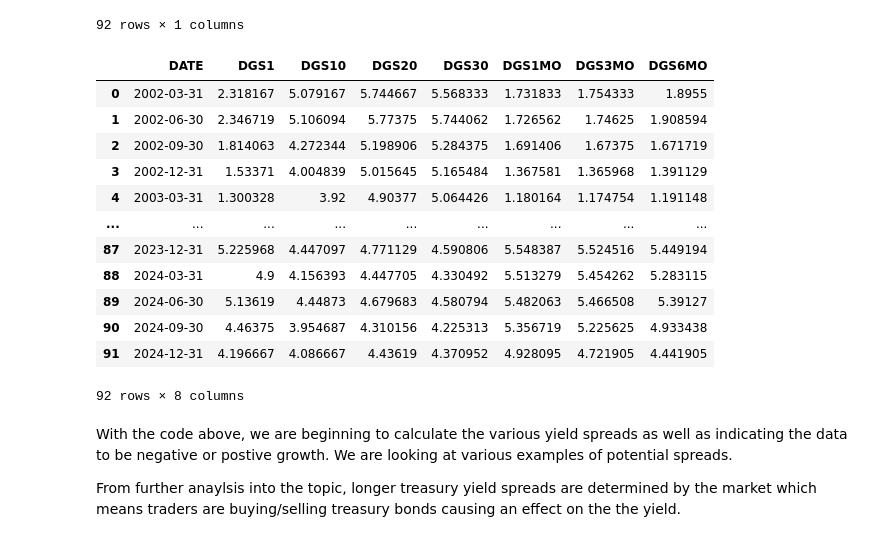
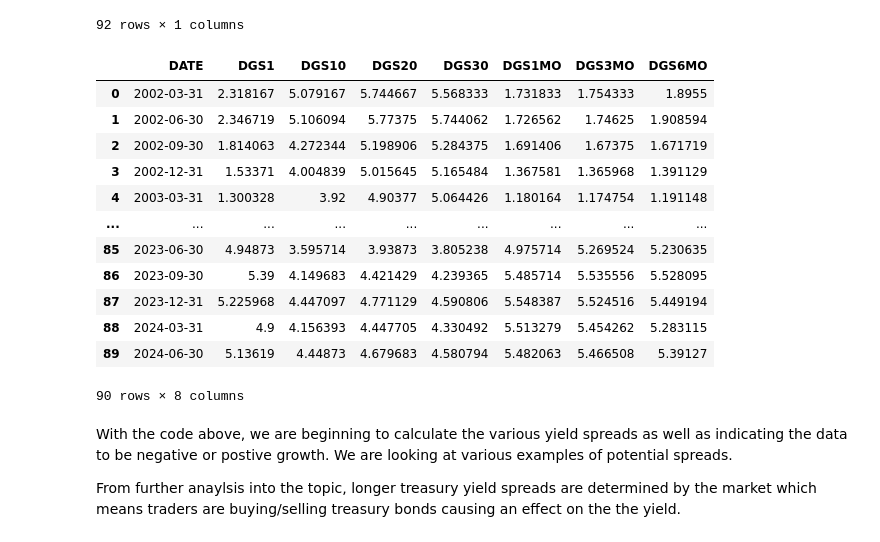
Before and after one commit to toanpro24/project_yield, a Jupyter notebook: CMSE202_Final_Team3.ipynb, the cells around one changed output. Cells and saved outputs as stored; diff of their text form; code cells hidden in the pictures.

```diff
--- a/CMSE202_Final_Team3.ipynb
+++ b/CMSE202_Final_Team3.ipynb
@@ -170,28 +173,30 @@ yr1_quarterly
 # %%
 full_data = pd.merge(yr1_quarterly, yr10_quarterly, on='DATE', how='outer')
 full_data = pd.merge(full_data, yr20_quarterly, on='DATE', how='outer')
 full_data = pd.merge(full_data, yr30_quarterly, on='DATE', how='outer')
 full_data = pd.merge(full_data, mo1_quarterly, on='DATE', how='outer')
 full_data = pd.merge(full_data, mo3_quarterly, on='DATE', how='outer')
 full_data = pd.merge(full_data, mo6_quarterly, on='DATE', how='outer')
 
 full_data.reset_index(inplace=True)
 
+full_data = full_data.drop(full_data.tail(2).index)
+
 full_data
 # %% [output]
 |  | DATE | DGS1 | DGS10 | DGS20 | DGS30 | DGS1MO | DGS3MO | DGS6MO |
 | 0 | 2002-03-31 | 2.318167 | 5.079167 | 5.744667 | 5.568333 | 1.731833 | 1.754333 | 1.8955 |
 | 1 | 2002-06-30 | 2.346719 | 5.106094 | 5.77375 | 5.744062 | 1.726562 | 1.74625 | 1.908594 |
 | 2 | 2002-09-30 | 1.814063 | 4.272344 | 5.198906 | 5.284375 | 1.691406 | 1.67375 | 1.671719 |
 | 3 | 2002-12-31 | 1.53371 | 4.004839 | 5.015645 | 5.165484 | 1.367581 | 1.365968 | 1.391129 |
 | 4 | 2003-03-31 | 1.300328 | 3.92 | 4.90377 | 5.064426 | 1.180164 | 1.174754 | 1.191148 |
 | ... | ... | ... | ... | ... | ... | ... | ... | ... |
+| 85 | 2023-06-30 | 4.94873 | 3.595714 | 3.93873 | 3.805238 | 4.975714 | 5.269524 | 5.230635 |
+| 86 | 2023-09-30 | 5.39 | 4.149683 | 4.421429 | 4.239365 | 5.485714 | 5.535556 | 5.528095 |
 | 87 | 2023-12-31 | 5.225968 | 4.447097 | 4.771129 | 4.590806 | 5.548387 | 5.524516 | 5.449194 |
 | 88 | 2024-03-31 | 4.9 | 4.156393 | 4.447705 | 4.330492 | 5.513279 | 5.454262 | 5.283115 |
 | 89 | 2024-06-30 | 5.13619 | 4.44873 | 4.679683 | 4.580794 | 5.482063 | 5.466508 | 5.39127 |
-| 90 | 2024-09-30 | 4.46375 | 3.954687 | 4.310156 | 4.225313 | 5.356719 | 5.225625 | 4.933438 |
-| 91 | 2024-12-31 | 4.196667 | 4.086667 | 4.43619 | 4.370952 | 4.928095 | 4.721905 | 4.441905 |
-92 rows × 8 columns
+90 rows × 8 columns
 # %%
 # Add yield curve columns
 full_data['Yield_Curve_6MO_3MO'] = full_data['DGS6MO'] - full_data['DGS3MO']
```
Also changed, not shown: parts of 6 cells of this notebook.
